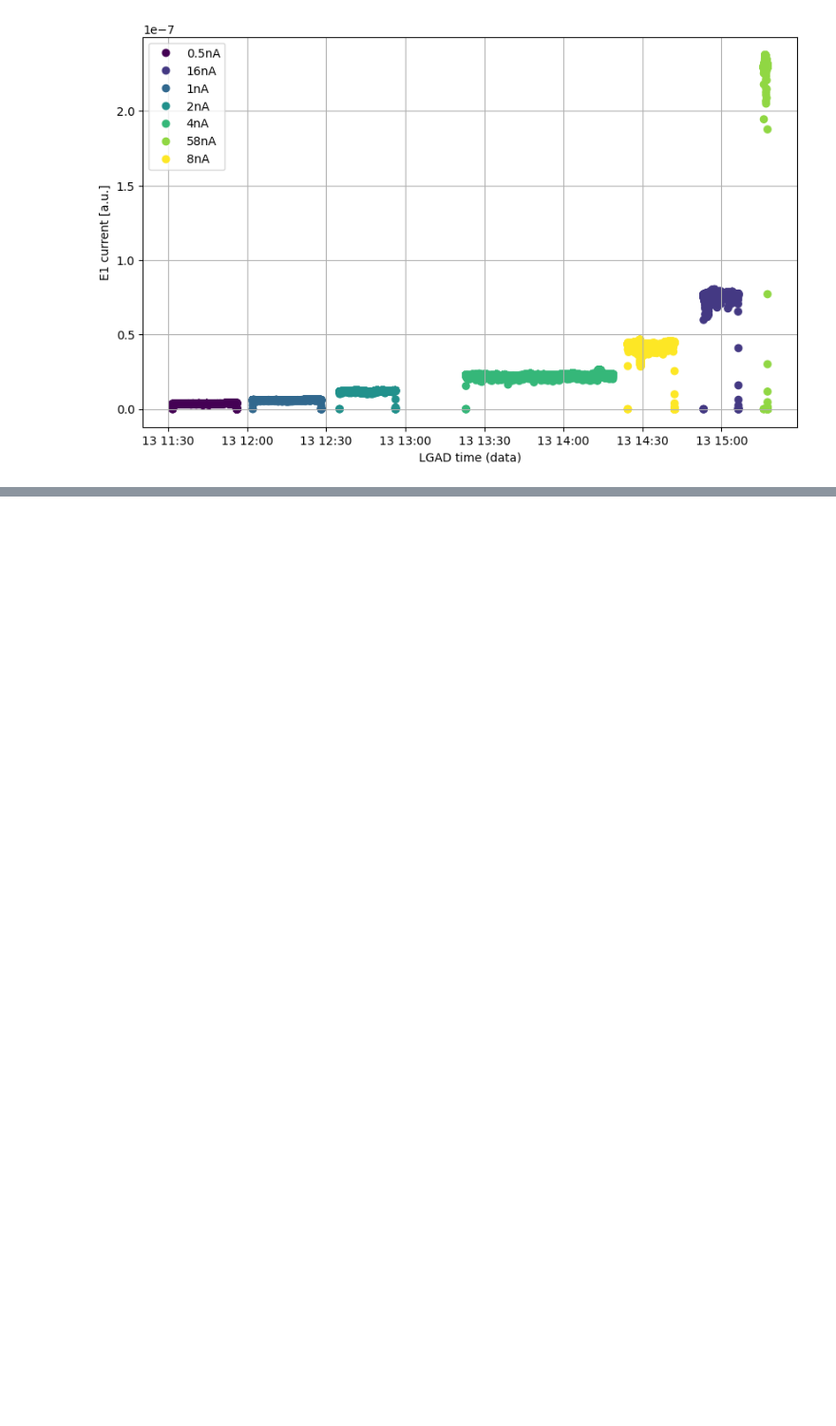
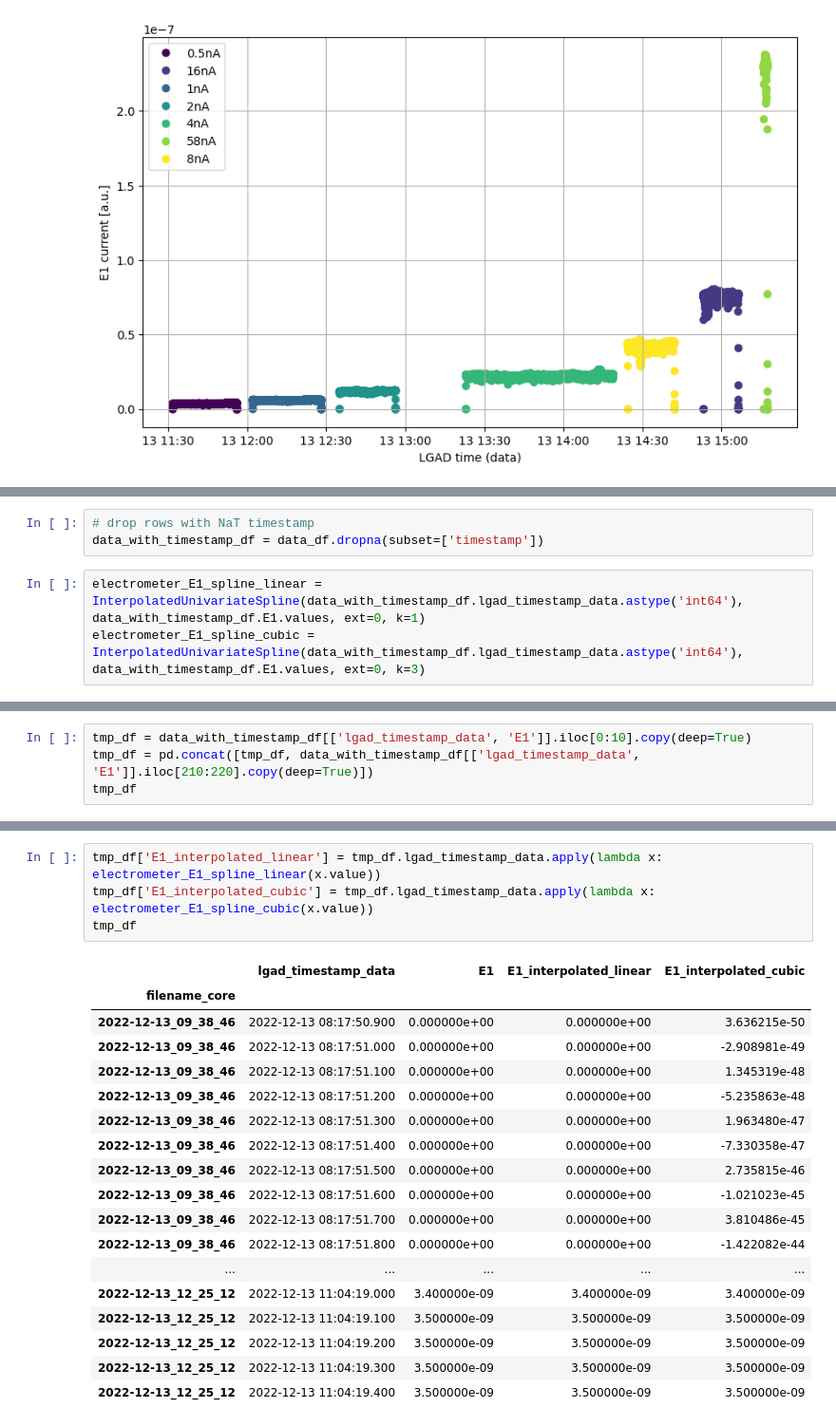
Before and after one commit to grzanka/plotly_lgad_dosimetry, a Jupyter notebook: analyse.ipynb, the cells around one changed output, grey strips where cells are left out. Shown: that part at 95% size. Saved outputs shown, nothing was run; the diff lists cells and outputs as text; blank space fills up the shorter version.

```diff
--- a/analyse.ipynb
+++ b/analyse.ipynb
@@ -104 +101,7 @@ TypeError: The DType <class 'numpy.dtype[timedelta64]'> could not be promoted by
+# %%
+# drop rows with NaT timestamp
+data_with_timestamp_df = data_df.dropna(subset=['timestamp'])
+# %%
+electrometer_E1_spline_linear = InterpolatedUnivariateSpline(data_with_timestamp_df.lgad_timestamp_data.astype('int64'), data_with_timestamp_df.E1.values, ext=0, k=1)
+electrometer_E1_spline_cubic = InterpolatedUnivariateSpline(data_with_timestamp_df.lgad_timestamp_data.astype('int64'), data_with_timestamp_df.E1.values, ext=0, k=3)
 # %%
@@ -105,0 +116,4 @@ some_timestamp = pd.Timestamp('2022-12-13 12:15:00')
+# %%
+tmp_df = data_with_timestamp_df[['lgad_timestamp_data', 'E1']].iloc[0:10].copy(deep=True)
+tmp_df = pd.concat([tmp_df, data_with_timestamp_df[['lgad_timestamp_data', 'E1']].iloc[210:220].copy(deep=True)])
+tmp_df
@@ -105,0 +139,23 @@ some_timestamp = pd.Timestamp('2022-12-13 12:15:00')
+# %%
+tmp_df['E1_interpolated_linear'] = tmp_df.lgad_timestamp_data.apply(lambda x: electrometer_E1_spline_linear(x.value))
+tmp_df['E1_interpolated_cubic'] = tmp_df.lgad_timestamp_data.apply(lambda x: electrometer_E1_spline_cubic(x.value))
+tmp_df
+# %% [output]
+|  | lgad_timestamp_data | E1 | E1_interpolated_linear | E1_interpolated_cubic |
+| filename_core |  |  |  |  |
+| 2022-12-13_09_38_46 | 2022-12-13 08:17:50.900 | 0.000000e+00 | 0.000000e+00 | 3.636215e-50 |
+| 2022-12-13_09_38_46 | 2022-12-13 08:17:51.000 | 0.000000e+00 | 0.000000e+00 | -2.908981e-49 |
+| 2022-12-13_09_38_46 | 2022-12-13 08:17:51.100 | 0.000000e+00 | 0.000000e+00 | 1.345319e-48 |
+| 2022-12-13_09_38_46 | 2022-12-13 08:17:51.200 | 0.000000e+00 | 0.000000e+00 | -5.235863e-48 |
+| 2022-12-13_09_38_46 | 2022-12-13 08:17:51.300 | 0.000000e+00 | 0.000000e+00 | 1.963480e-47 |
+| 2022-12-13_09_38_46 | 2022-12-13 08:17:51.400 | 0.000000e+00 | 0.000000e+00 | -7.330358e-47 |
+| 2022-12-13_09_38_46 | 2022-12-13 08:17:51.500 | 0.000000e+00 | 0.000000e+00 | 2.735815e-46 |
+| 2022-12-13_09_38_46 | 2022-12-13 08:17:51.600 | 0.000000e+00 | 0.000000e+00 | -1.021023e-45 |
+| 2022-12-13_09_38_46 | 2022-12-13 08:17:51.700 | 0.000000e+00 | 0.000000e+00 | 3.810486e-45 |
+| 2022-12-13_09_38_46 | 2022-12-13 08:17:51.800 | 0.000000e+00 | 0.000000e+00 | -1.422082e-44 |
+| ... | ... | ... | ... | ... |
+| 2022-12-13_12_25_12 | 2022-12-13 11:04:19.000 | 3.400000e-09 | 3.400000e-09 | 3.400000e-09 |
+| 2022-12-13_12_25_12 | 2022-12-13 11:04:19.100 | 3.500000e-09 | 3.500000e-09 | 3.500000e-09 |
+| 2022-12-13_12_25_12 | 2022-12-13 11:04:19.200 | 3.500000e-09 | 3.500000e-09 | 3.500000e-09 |
+| 2022-12-13_12_25_12 | 2022-12-13 11:04:19.300 | 3.500000e-09 | 3.500000e-09 | 3.500000e-09 |
+| 2022-12-13_12_25_12 | 2022-12-13 11:04:19.400 | 3.500000e-09 | 3.500000e-09 | 3.500000e-09 |
```
Also changed, not shown: parts of 9 cells of this notebook, 2 other files.
